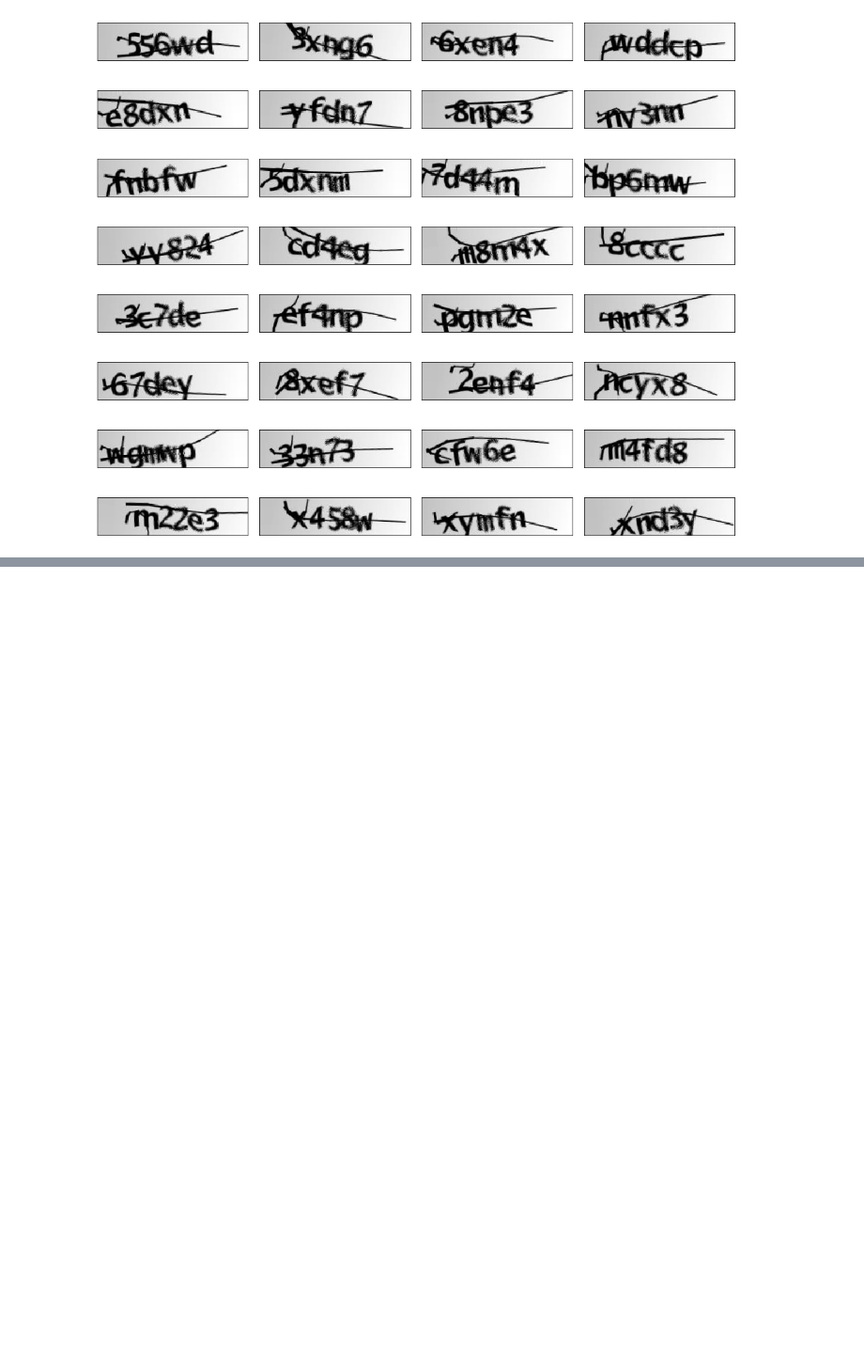
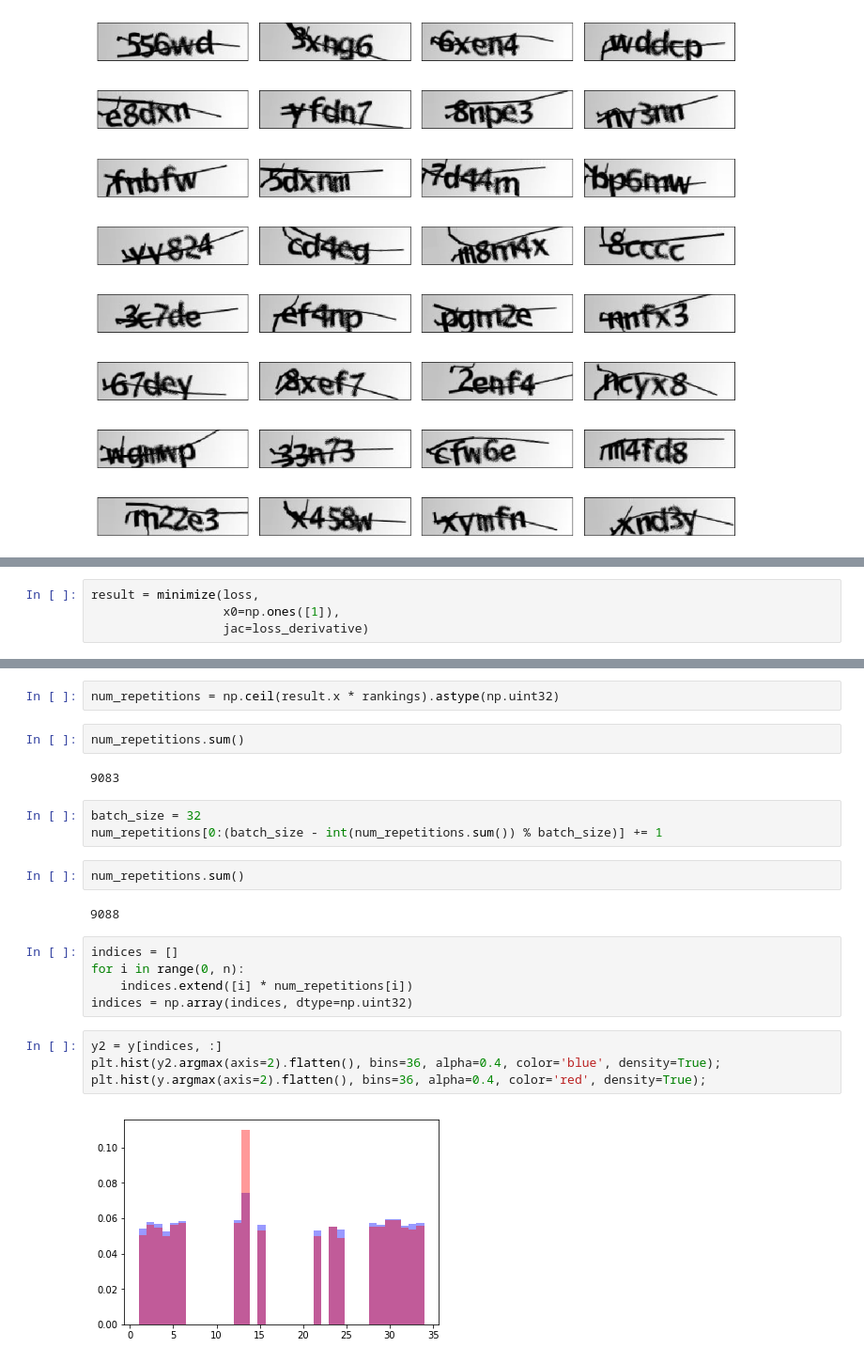
Before and after one commit to Vykstorm/CaptchaDL, a Jupyter notebook: notebooks/data_augmentation.ipynb, the cells around one changed output, grey strips where cells are left out. Shown: that part at 94% size. Drawn from its saved outputs; the diff is of its cells as text; blank space fills up the shorter version.

```diff
--- a/notebooks/data_augmentation.ipynb
+++ b/notebooks/data_augmentation.ipynb
@@ -43,0 +83,4 @@ plt.tight_layout()
+# %%
+result = minimize(loss,
+                  x0=np.ones([1]),
+                  jac=loss_derivative)
@@ -43,0 +100,24 @@ plt.tight_layout()
+# %%
+num_repetitions = np.ceil(result.x * rankings).astype(np.uint32)
+# %%
+num_repetitions.sum()
+# %% [output]
+9083
+# %%
+batch_size = 32
+num_repetitions[0:(batch_size - int(num_repetitions.sum()) % batch_size)] += 1
+# %%
+num_repetitions.sum()
+# %% [output]
+9088
+# %%
+indices = []
+for i in range(0, n):
+    indices.extend([i] * num_repetitions[i])
+indices = np.array(indices, dtype=np.uint32)
+# %%
+y2 = y[indices, :]
+plt.hist(y2.argmax(axis=2).flatten(), bins=36, alpha=0.4, color='blue', density=True);
+plt.hist(y.argmax(axis=2).flatten(), bins=36, alpha=0.4, color='red', density=True);
+# %% [output]
+[figure, added]
```
Also changed, not shown: parts of 11 cells of this notebook.
